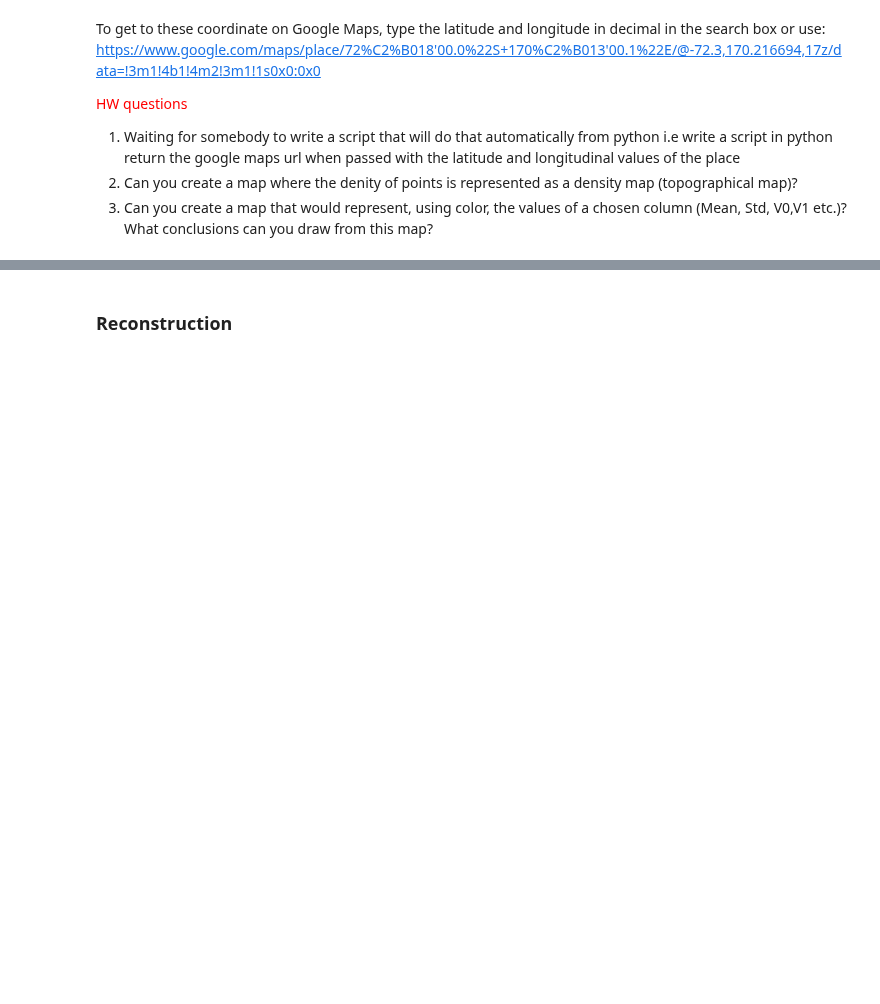
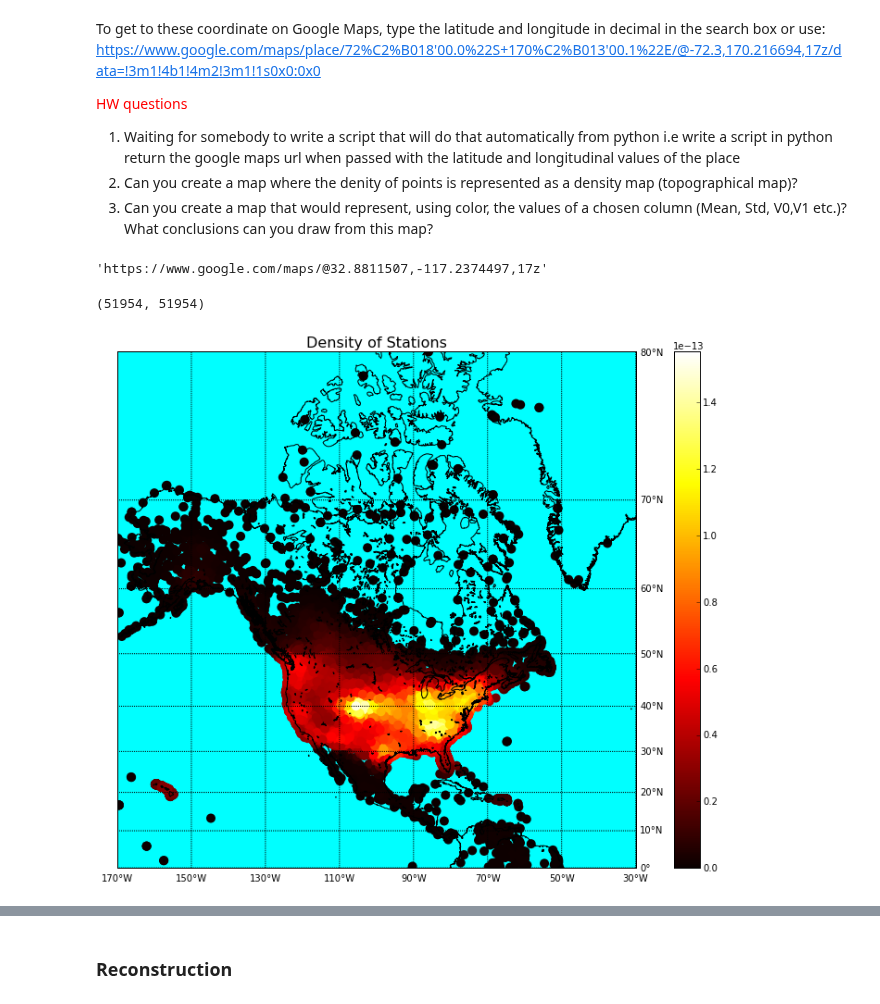
Before and after one commit to snazrul1/ssnazrul, a Jupyter notebook: DSE200/day_3_models_and_learning/02_Weather Analysis.V2.ipynb, the cells around one changed output, grey strips where cells are left out. Drawn from its saved outputs; the diff is of its cells as text; code cells hidden in the pictures; blank space fills up the shorter version.

```diff
--- a/DSE200/day_3_models_and_learning/02_Weather Analysis.V2.ipynb
+++ b/DSE200/day_3_models_and_learning/02_Weather Analysis.V2.ipynb
@@ -511,0 +524,48 @@ https://www.google.com/maps/place/72%C2%B018'00.0%22S+170%C2%B013'00.1%22E/@-72.
+# %%
+#Geisel Library 32.8812° N, 117.2375° W
+lat='32.8811507'
+lon='-117.2374497'
+Google_Map(lat,lon)
+# %% [output]
+'https://www.google.com/maps/@32.8811507,-117.2374497,17z'
+# %%
+from scipy.stats import gaussian_kde
+import matplotlib.cm as cm
+
+lonmin=-170;lonmax=-30;latsmin=0;latsmax=80;
+
+plt.figure(figsize=(15,10),dpi=300)
+m = Basemap(projection='merc',llcrnrlat=latsmin,urcrnrlat=latsmax,\
+            llcrnrlon=lonmin,urcrnrlon=lonmax,lat_ts=20,resolution='i')
+m.drawcoastlines()
+#m.fillcontinents(color='coral',lake_color='aqua')
+
+# draw parallels and meridians.
+parallels = np.arange(-80,81,10.)
+# labels = [left,right,top,bottom]
+m.drawparallels(parallels,labels=[False,True,True,False])
+meridians = np.arange(10.,351.,20.)
+m.drawmeridians(meridians,labels=[True,False,False,True])
+
+#m.drawparallels(np.arange(-90.,91.,30.))
+#m.drawmeridians(np.arange(-180.,181.,60.))
+m.drawmapboundary(fill_color='aqua')
+
+# Using USA coordinates only
+lons=stations.ix[:,'longitude'].values
+lats=stations.ix[:,'latitude'].values
+ll=len(lons)
+select=(lons>lonmin)*(lons<lonmax)*(lats>latsmin)*(lats<latsmax)*(~isnan(lats))*(~isnan(lons))
+lons=lons[select]
+lats=lats[select]
+
+# draw map with markers for locations
+x, y = m(lons,lats)
+z = gaussian_kde(xy)(xy)
+sc=m.scatter(x, y, c=z, s=100, edgecolor='', marker='o',cmap=cm.hot)
+plt.colorbar(sc)
+plt.title('Density of Stations', fontsize=16)
+plt.show()
+# %% [output]
+(51954, 51954)
+[figure, added]
```
Also changed, not shown: parts of 16 cells of this notebook, 1 other file.
